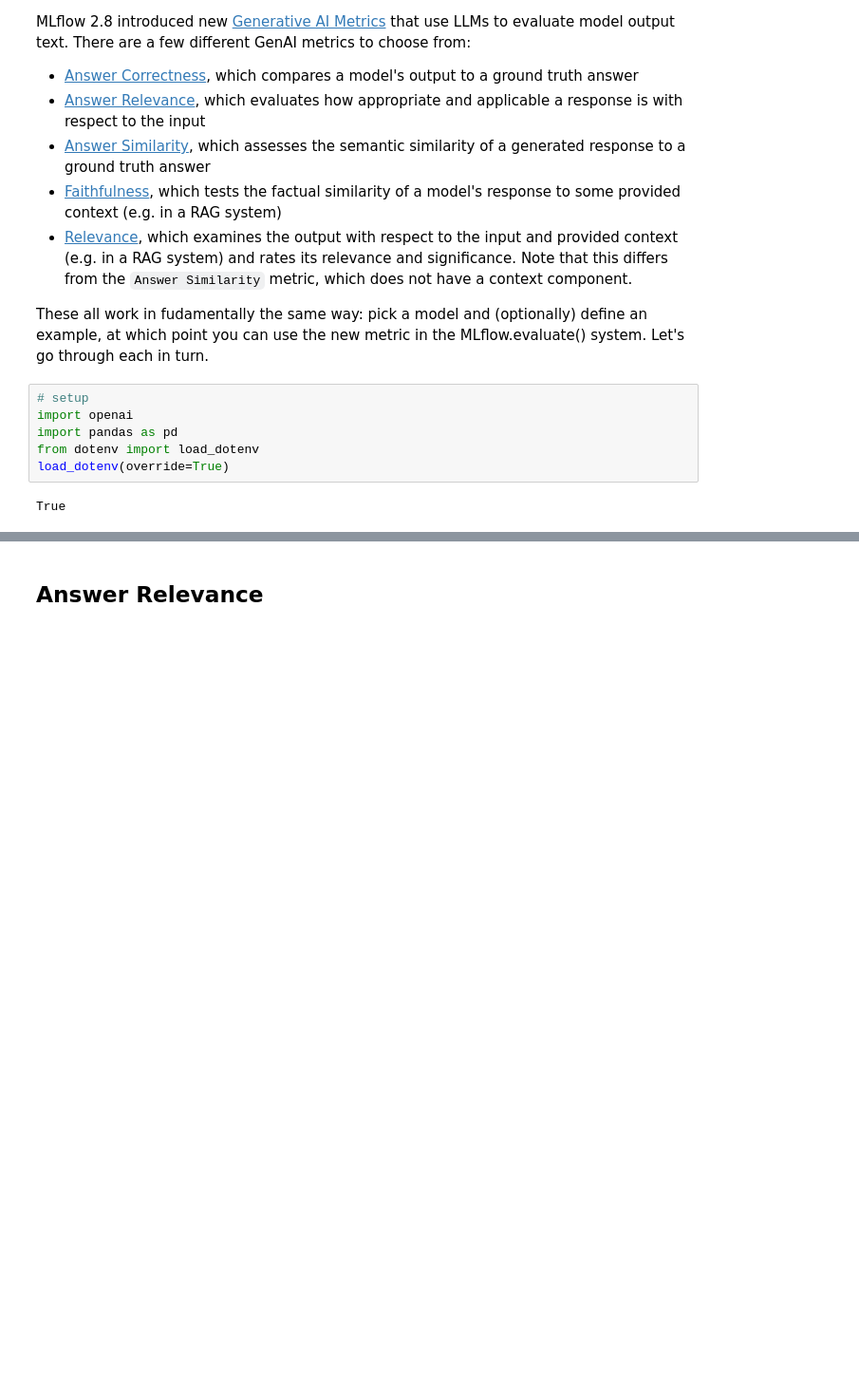
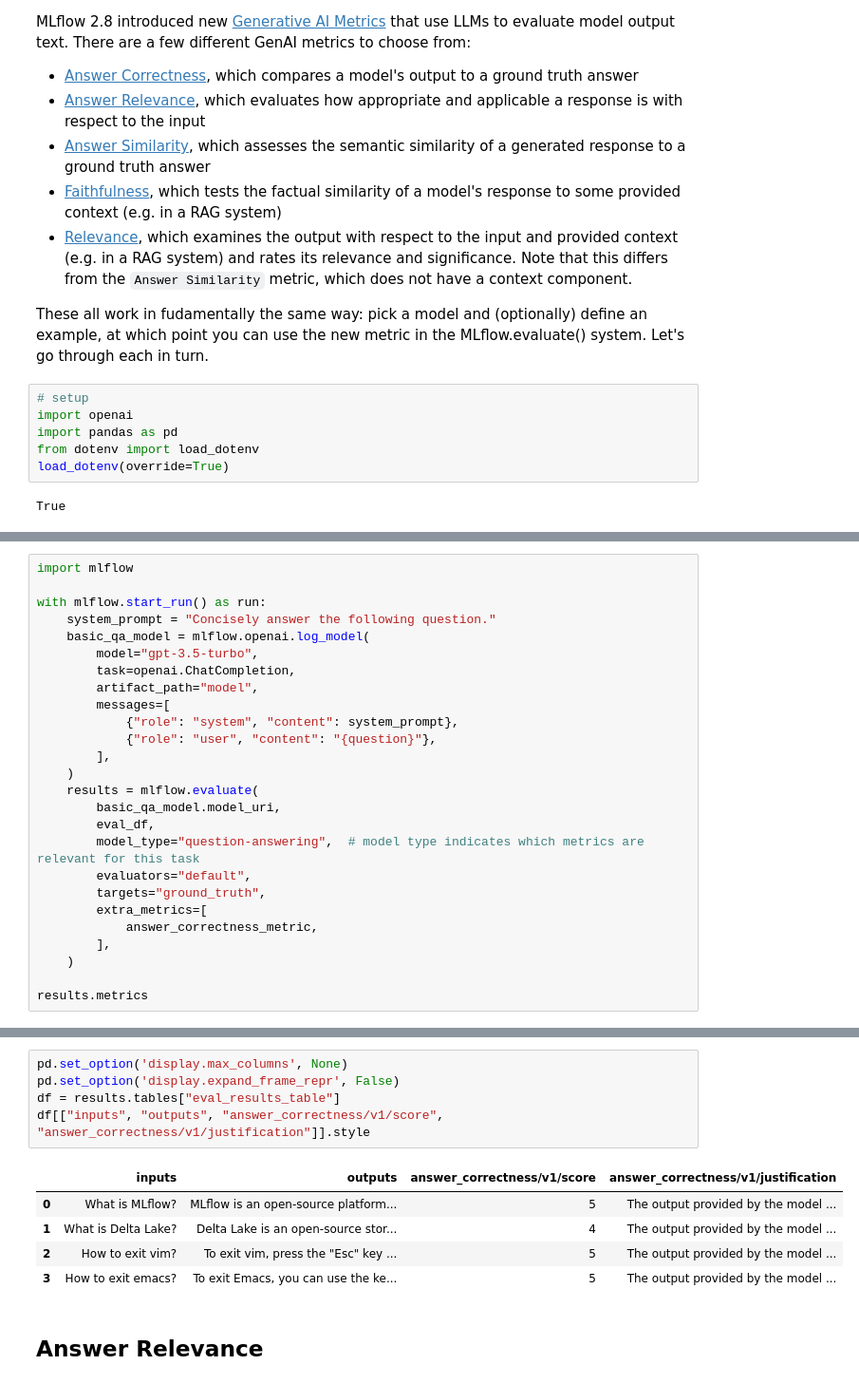
Before and after one commit to djliden/llmops-examples, a Jupyter notebook: mlflow-genai-metrics.ipynb, the cells around one changed output, grey strips where cells are left out. Shown at 95% size. Cells and saved outputs as stored; diff of their text form; blank space fills up the shorter version.

Commit message:
adds correctness example

```diff
--- a/mlflow-genai-metrics.ipynb
+++ b/mlflow-genai-metrics.ipynb
@@ -19,0 +124,26 @@ True
+# %%
+import mlflow
+
+with mlflow.start_run() as run:
+    system_prompt = "Concisely answer the following question."
+    basic_qa_model = mlflow.openai.log_model(
+        model="gpt-3.5-turbo",
+        task=openai.ChatCompletion,
+        artifact_path="model",
+        messages=[
+            {"role": "system", "content": system_prompt},
+            {"role": "user", "content": "{question}"},
+        ],
+    )
+    results = mlflow.evaluate(
+        basic_qa_model.model_uri,
+        eval_df,
+        model_type="question-answering",  # model type indicates which metrics are relevant for this task
+        evaluators="default",
+        targets="ground_truth",
+        extra_metrics=[
+            answer_correctness_metric,
+        ],
+    )
+
+results.metrics
@@ -20,3 +174,14 @@ True
+# %%
+pd.set_option('display.max_columns', None)
+pd.set_option('display.expand_frame_repr', False)
+df = results.tables["eval_results_table"]
+df[["inputs", "outputs", "answer_correctness/v1/score", "answer_correctness/v1/justification"]].style
+# %% [output]
+|  | inputs | outputs | answer_correctness/v1/score | answer_correctness/v1/justification |
+| 0 | What is MLflow? | MLflow is an open-source platform... | 5 | The output provided by the model ... |
+| 1 | What is Delta Lake? | Delta Lake is an open-source stor... | 4 | The output provided by the model ... |
+| 2 | How to exit vim? | To exit vim, press the "Esc" key ... | 5 | The output provided by the model ... |
+| 3 | How to exit emacs? | To exit Emacs, you can use the ke... | 5 | The output provided by the model ... |
 # %% [markdown]
 ## Answer Relevance
 # %%
```
Also changed, not shown: parts of 11 cells of this notebook.
